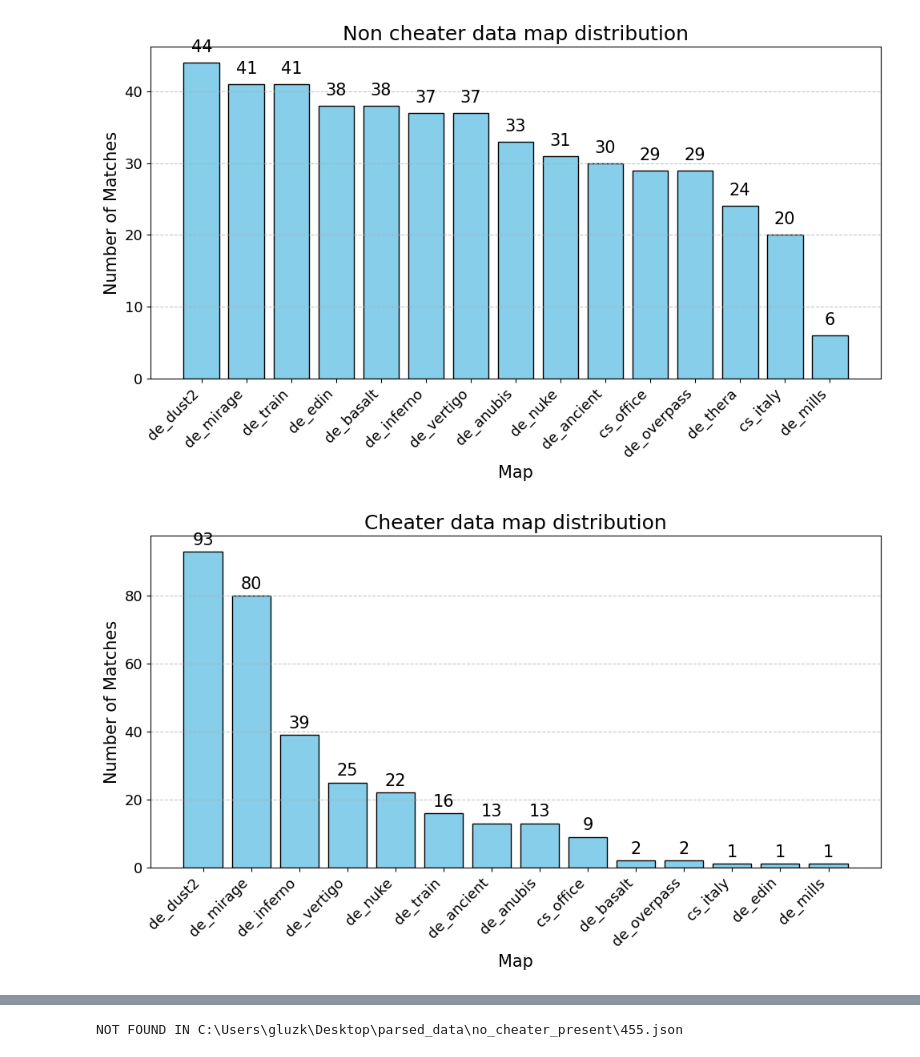
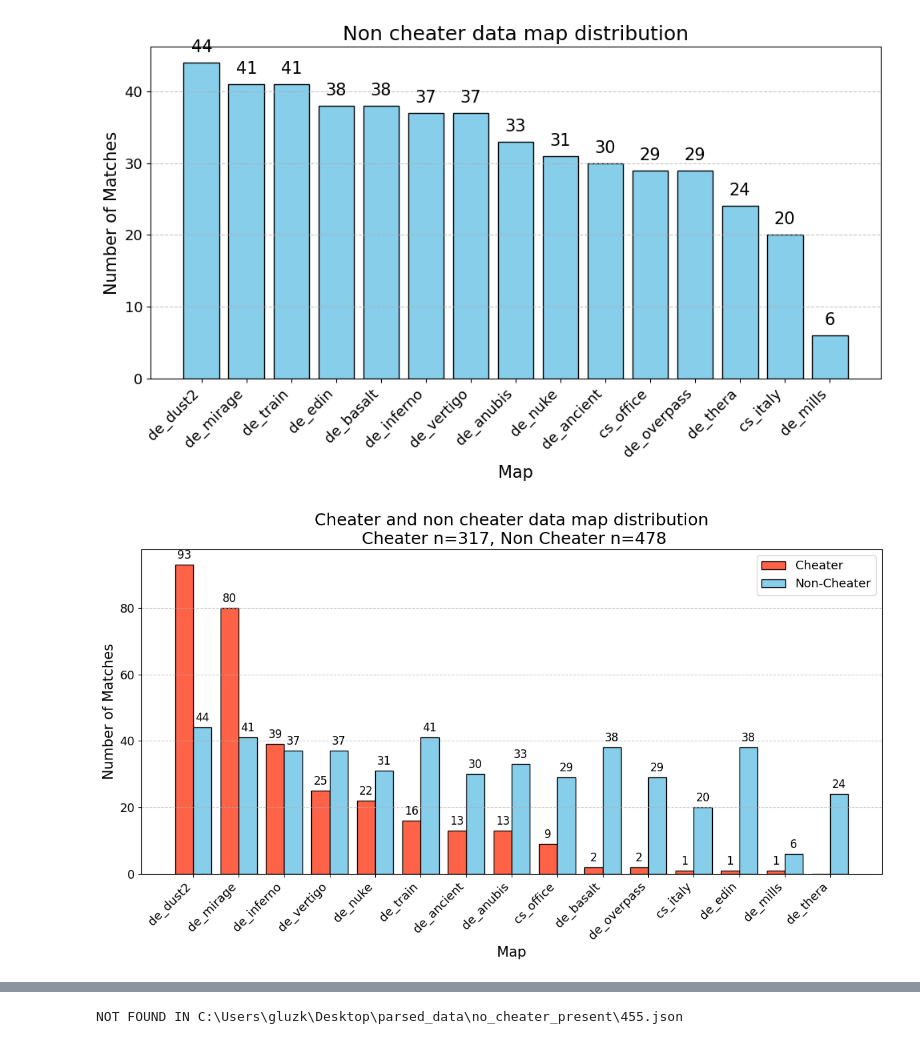
Before and after one commit to Pinkvinus/CS2_cheat_detection, a Jupyter notebook: DataExplorer/general_metrics.ipynb, the cells around one changed output, grey strips where cells are left out. Cells and saved outputs as stored; diff of their text form; code cells hidden in the pictures.

```diff
--- a/DataExplorer/general_metrics.ipynb
+++ b/DataExplorer/general_metrics.ipynb
@@ -133,27 +133,39 @@ for i in all_events:
         \item \texttt{bomb\_dropped}
         \item \texttt{player\_hurt}
 # %%
-def plot_map_distribution(map_list, title="Map Distribution", figsize=(10, 6)):
-    map_counts = Counter(map_list)
-    maps = list(map_counts.keys())
-    counts = list(map_counts.values())
+def plot_map_distribution_dual(cheater_map_list, non_cheater_map_list, title="Map Distribution", figsize=(12, 7)):
+    cheater_counts = Counter(cheater_map_list)
+    non_cheater_counts = Counter(non_cheater_map_list)
 
-    sorted_items = sorted(zip(maps, counts), key=lambda x: x[1], reverse=True)
-    sorted_maps, sorted_counts = zip(*sorted_items)
+    all_maps = sorted(set(cheater_counts.keys()) | set(non_cheater_counts.keys()))
+
+    cheater_values = [cheater_counts.get(m, 0) for m in all_maps]
+    non_cheater_values = [non_cheater_counts.get(m, 0) for m in all_maps]
+    combined = list(zip(all_maps, cheater_values, non_cheater_values))
+    combined_sorted = sorted(combined, key=lambda x: x[1], reverse=True)
+    sorted_maps, sorted_cheater_values, sorted_non_cheater_values = zip(*combined_sorted)
+
+    x = np.arange(len(sorted_maps))
+    width = 0.4
 
     plt.figure(figsize=figsize)
-    bars = plt.bar(sorted_maps, sorted_counts, color='skyblue', edgecolor='black')
-    plt.title(title, fontsize=18)
+    bars1 = plt.bar(x - width/2, sorted_cheater_values, width=width, label='Cheater', color='tomato', edgecolor='black')
+    bars2 = plt.bar(x + width/2, sorted_non_cheater_values, width=width, label='Non-Cheater', color='skyblue', edgecolor='black')
+
+    plt.title(title + f"\n Cheater n={len(cheater_map_list)}, Non Cheater n={len(non_cheater_map_list)}", fontsize=18)
     plt.xlabel("Map", fontsize=15)
     plt.ylabel("Number of Matches", fontsize=15)
-    plt.xticks(rotation=45, ha='right', fontsize=13)
+    plt.xticks(x, sorted_maps, rotation=45, ha='right', fontsize=13)
     plt.yticks(fontsize=13)
     plt.grid(axis='y', linestyle='--', alpha=0.7)
+    plt.legend(fontsize=13)
 
-    for bar in bars:
-        height = bar.get_height()
-        plt.text(bar.get_x() + bar.get_width() / 2, height + 1, str(height),
-                 ha='center', va='bottom', fontsize=15)
+    for bars in [bars1, bars2]:
+        for bar in bars:
+            height = bar.get_height()
+            if height > 0:
+                plt.text(bar.get_x() + bar.get_width() / 2, height + 1, str(height),
+                         ha='center', va='bottom', fontsize=12)
 
     plt.tight_layout()
     plt.show()
@@ -192,7 +203,7 @@ for ev_file in CHEATER_PATH.glob("*" + EVENT_FILE_TYPE):
     map = ev[csstats_idx][1]["map"].to_string()
     all_maps_cheater.append(map.replace("0    ",""))
 # %%
-plot_map_distribution(all_maps_cheater, title="Cheater data map distribution")
+plot_map_distribution_dual(all_maps_cheater, all_maps, title="Cheater and non cheater data map distribution")
 # %% [output]
-[figure, old version]
+[figure, new version]
 # %%
```
Also changed, not shown: parts of 9 cells of this notebook, 8 other files.
